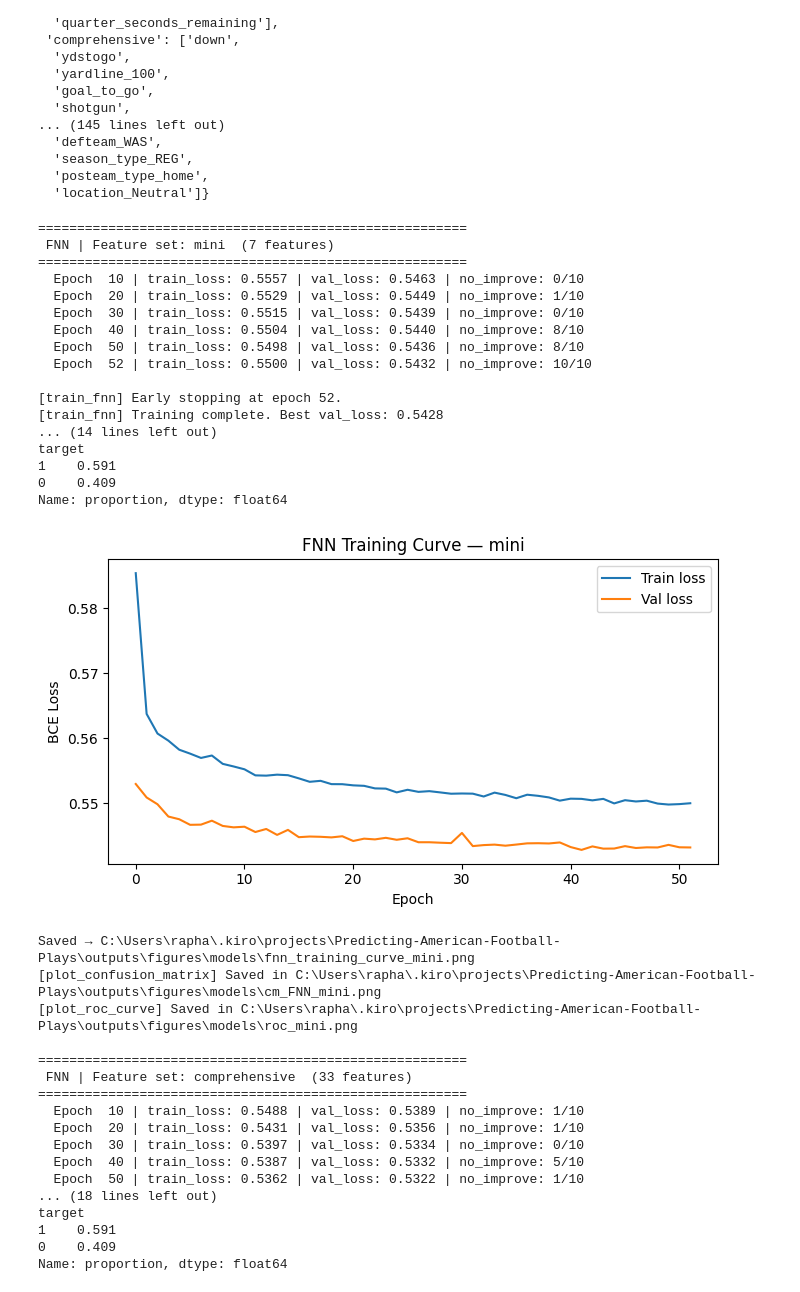
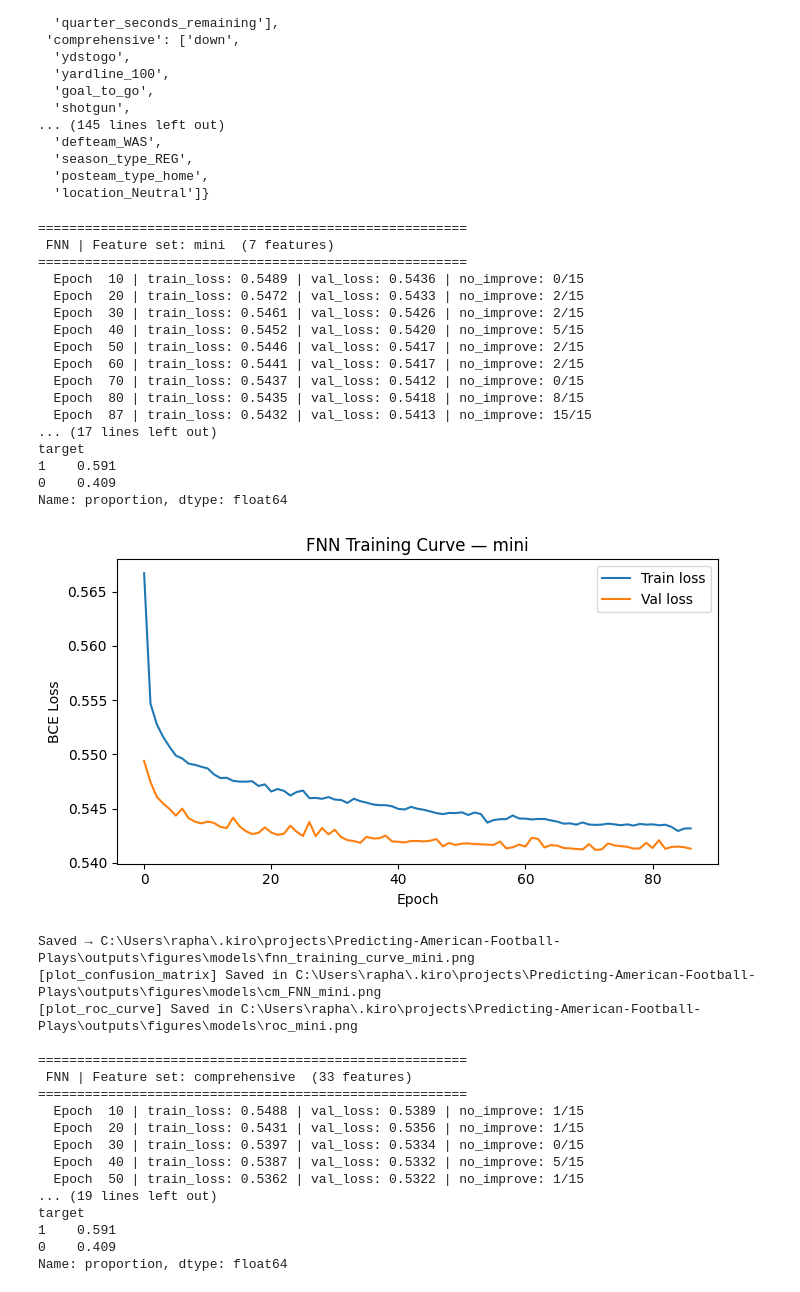
Before and after one commit to Orangenraph/Predicting-American-Football-Plays, a Jupyter notebook: notebooks/04_fnn.ipynb, the cells around one changed output. Saved outputs shown, nothing was run; the diff lists cells and outputs as text; code cells hidden in the pictures.

```diff
--- a/notebooks/04_fnn.ipynb
+++ b/notebooks/04_fnn.ipynb
@@ -122,15 +122,7 @@ for fs_name, fs_cols in FEATURE_SETS_ENCODED.items():
     _X_test,  _y_test  = get_X_y(_df_test)
 
     # configer fnn model
-    _fnn_model, _fnn_history, _fnn_scaler = train_fnn(
-        X_train=_X_train,
-        y_train=_y_train,
-        val_split=0.1,
-        epochs=100,
-        batch_size=512,
-        lr=3e-4,
-        patience=10,
-    )
+    _fnn_model, _fnn_history, _fnn_scaler = train_fnn(_X_train, _y_train, feature_set=fs_name)
     _fnn_wrapper = FNNWrapper(_fnn_model, scaler=_fnn_scaler)
 
     evaluate_model(_fnn_wrapper, _X_test, _y_test, "FNN", fs_name)
@@ -151,44 +143,44 @@ for fs_name, fs_cols in FEATURE_SETS_ENCODED.items():
     ax.set_ylabel("BCE Loss")
     ax.set_title(f"FNN Training Curve — {fs_name}")
     ax.legend()
     fig.tight_layout()
     FIGURES_MODELS.mkdir(parents=True, exist_ok=True)
     save_path = FIGURES_MODELS / f"fnn_training_curve_{fs_name}.png"
     fig.savefig(save_path, dpi=PLOT_DPI)
     plt.show()
     print(f"Saved → {save_path}")
 
     # confusion matrix
     plot_confusion_matrix(_fnn_wrapper, _X_test, _y_test, "FNN", fs_name)
 
     # plot ROC ruce for both models
     plot_roc_curve(
         models={"FNN": _fnn_wrapper},
         X_test=_X_test,
         y_test=_y_test,
         feature_set=fs_name,
     )
 
 print("\nDone. FNN results saved to metrics.csv")
 # %% [output]
 =======================================================
  FNN | Feature set: mini  (7 features)
 =======================================================
-  Epoch  10 | train_loss: 0.5557 | val_loss: 0.5463 | no_improve: 0/10
-  Epoch  20 | train_loss: 0.5529 | val_loss: 0.5449 | no_improve: 1/10
-  Epoch  30 | train_loss: 0.5515 | val_loss: 0.5439 | no_improve: 0/10
-  Epoch  40 | train_loss: 0.5504 | val_loss: 0.5440 | no_improve: 8/10
-  Epoch  50 | train_loss: 0.5498 | val_loss: 0.5436 | no_improve: 8/10
-  Epoch  52 | train_loss: 0.5500 | val_loss: 0.5432 | no_improve: 10/10
-
-[train_fnn] Early stopping at epoch 52.
-[train_fnn] Training complete. Best val_loss: 0.5428
-... (14 lines left out)
+  Epoch  10 | train_loss: 0.5489 | val_loss: 0.5436 | no_improve: 0/15
+  Epoch  20 | train_loss: 0.5472 | val_loss: 0.5433 | no_improve: 2/15
+  Epoch  30 | train_loss: 0.5461 | val_loss: 0.5426 | no_improve: 2/15
+  Epoch  40 | train_loss: 0.5452 | val_loss: 0.5420 | no_improve: 5/15
+  Epoch  50 | train_loss: 0.5446 | val_loss: 0.5417 | no_improve: 2/15
+  Epoch  60 | train_loss: 0.5441 | val_loss: 0.5417 | no_improve: 2/15
+  Epoch  70 | train_loss: 0.5437 | val_loss: 0.5412 | no_improve: 0/15
+  Epoch  80 | train_loss: 0.5435 | val_loss: 0.5418 | no_improve: 8/15
+  Epoch  87 | train_loss: 0.5432 | val_loss: 0.5413 | no_improve: 15/15
+... (17 lines left out)
 target
 1    0.591
 0    0.409
 Name: proportion, dtype: float64
-[figure, old version]
+[figure, new version]
 Saved → C:\Users\rapha\.kiro\projects\Predicting-American-Football-Plays\outputs\figures\models\fnn_training_curve_mini.png
 [plot_confusion_matrix] Saved in C:\Users\rapha\.kiro\projects\Predicting-American-Football-Plays\outputs\figures\models\cm_FNN_mini.png
 [plot_roc_curve] Saved in C:\Users\rapha\.kiro\projects\Predicting-American-Football-Plays\outputs\figures\models\roc_mini.png
@@ -196,12 +188,12 @@ Saved → C:\Users\rapha\.kiro\projects\Predicting-American-Football-Plays\outpu
 =======================================================
  FNN | Feature set: comprehensive  (33 features)
 =======================================================
-  Epoch  10 | train_loss: 0.5488 | val_loss: 0.5389 | no_improve: 1/10
-  Epoch  20 | train_loss: 0.5431 | val_loss: 0.5356 | no_improve: 1/10
-  Epoch  30 | train_loss: 0.5397 | val_loss: 0.5334 | no_improve: 0/10
-  Epoch  40 | train_loss: 0.5387 | val_loss: 0.5332 | no_improve: 5/10
-  Epoch  50 | train_loss: 0.5362 | val_loss: 0.5322 | no_improve: 1/10
-... (18 lines left out)
+  Epoch  10 | train_loss: 0.5488 | val_loss: 0.5389 | no_improve: 1/15
+  Epoch  20 | train_loss: 0.5431 | val_loss: 0.5356 | no_improve: 1/15
+  Epoch  30 | train_loss: 0.5397 | val_loss: 0.5334 | no_improve: 0/15
+  Epoch  40 | train_loss: 0.5387 | val_loss: 0.5332 | no_improve: 5/15
+  Epoch  50 | train_loss: 0.5362 | val_loss: 0.5322 | no_improve: 1/15
+... (19 lines left out)
 target
 1    0.591
 0    0.409
```
Also changed, not shown: parts of 1 cell of this notebook, 11 other files.
